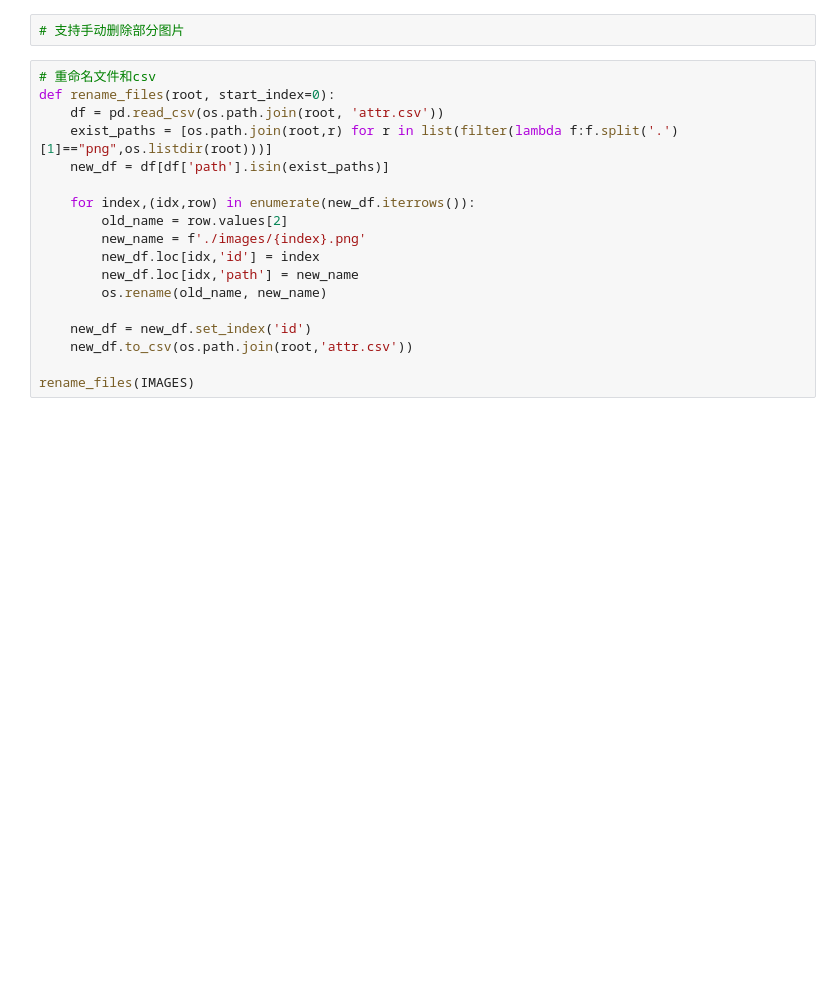
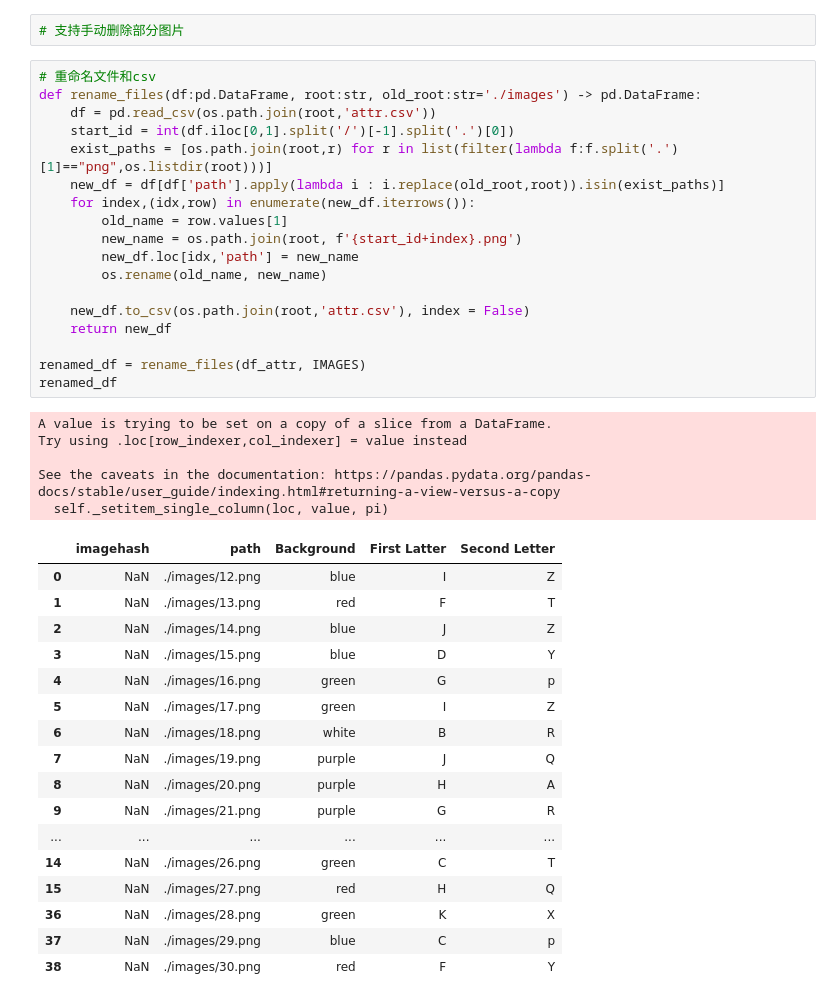
Before and after one commit to script-money/generate-nft-images, a Jupyter notebook: research.ipynb, the cells around one changed output. Cells and saved outputs as stored; diff of their text form; blank space fills up the shorter version.

```diff
--- a/research.ipynb
+++ b/research.ipynb
@@ -155,19 +176,42 @@ for index in duplicates:
 # 支持手动删除部分图片
 # %%
 # 重命名文件和csv
-def rename_files(root, start_index=0):
-    df = pd.read_csv(os.path.join(root, 'attr.csv'))
+def rename_files(df:pd.DataFrame, root:str, old_root:str='./images') -> pd.DataFrame:
+    df = pd.read_csv(os.path.join(root,'attr.csv'))
+    start_id = int(df.iloc[0,1].split('/')[-1].split('.')[0])
     exist_paths = [os.path.join(root,r) for r in list(filter(lambda f:f.split('.')[1]=="png",os.listdir(root)))]
-    new_df = df[df['path'].isin(exist_paths)]
-
+    new_df = df[df['path'].apply(lambda i : i.replace(old_root,root)).isin(exist_paths)]
     for index,(idx,row) in enumerate(new_df.iterrows()):
-        old_name = row.values[2]
-        new_name = f'./images/{index}.png'
-        new_df.loc[idx,'id'] = index
+        old_name = row.values[1]
+        new_name = os.path.join(root, f'{start_id+index}.png')
         new_df.loc[idx,'path'] = new_name
         os.rename(old_name, new_name)
 
-    new_df = new_df.set_index('id')
-    new_df.to_csv(os.path.join(root,'attr.csv'))
+    new_df.to_csv(os.path.join(root,'attr.csv'), index = False)
+    return new_df
 
-rename_files(IMAGES)
+renamed_df = rename_files(df_attr, IMAGES)
+renamed_df
+# %% [output]
+A value is trying to be set on a copy of a slice from a DataFrame.
+Try using .loc[row_indexer,col_indexer] = value instead
+
+See the caveats in the documentation: https://pandas.pydata.org/pandas-docs/stable/user_guide/indexing.html#returning-a-view-versus-a-copy
+  self._setitem_single_column(loc, value, pi)
+|  | imagehash | path | Background | First Latter | Second Letter |
+| 0 | NaN | ./images/12.png | blue | I | Z |
+| 1 | NaN | ./images/13.png | red | F | T |
+| 2 | NaN | ./images/14.png | blue | J | Z |
+| 3 | NaN | ./images/15.png | blue | D | Y |
+| 4 | NaN | ./images/16.png | green | G | p |
+| 5 | NaN | ./images/17.png | green | I | Z |
+| 6 | NaN | ./images/18.png | white | B | R |
+| 7 | NaN | ./images/19.png | purple | J | Q |
+| 8 | NaN | ./images/20.png | purple | H | A |
+| 9 | NaN | ./images/21.png | purple | G | R |
+| ... | ... | ... | ... | ... | ... |
+| 14 | NaN | ./images/26.png | green | C | T |
+| 15 | NaN | ./images/27.png | red | H | Q |
+| 36 | NaN | ./images/28.png | green | K | X |
+| 37 | NaN | ./images/29.png | blue | C | p |
+| 38 | NaN | ./images/30.png | red | F | Y |
```
Also changed, not shown: parts of 18 cells of this notebook, 8 other files.
